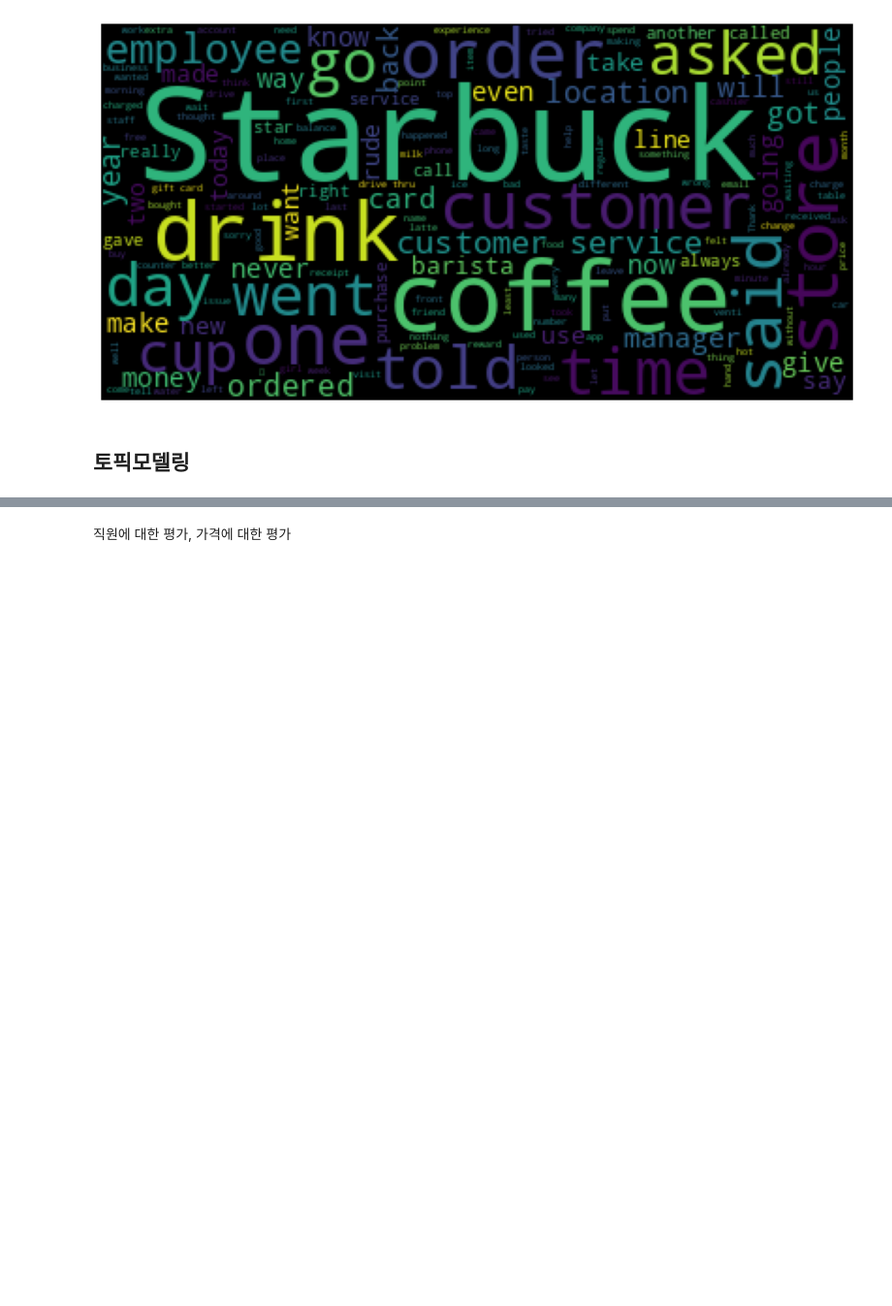
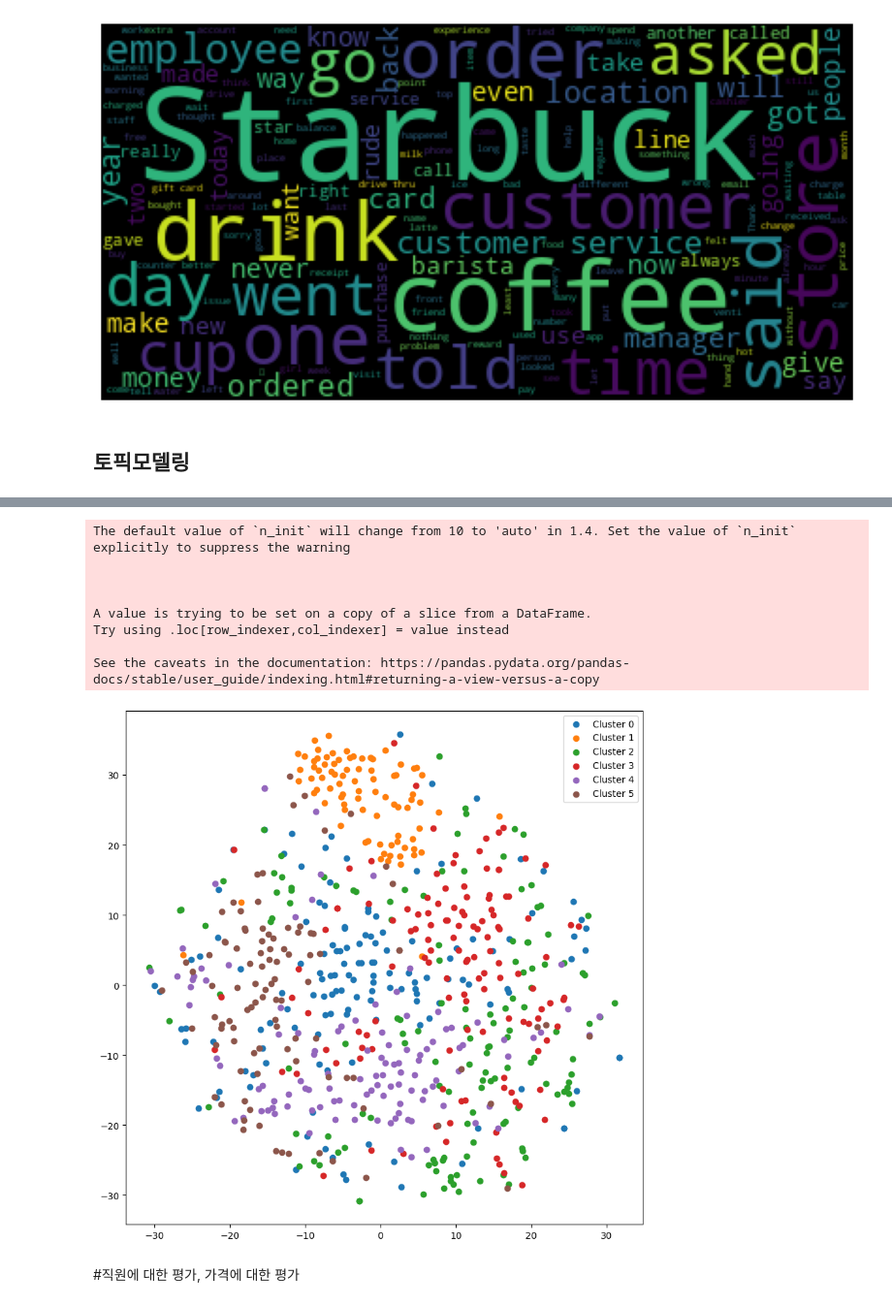
Before and after one commit to rich-hyun/Kuggle_9th_team_SAMTARBUCKS, a Jupyter notebook: Tang_NLP_kuggle.ipynb, the cells around one changed output, grey strips where cells are left out. Shown at 97% size. Cells and saved outputs as stored; diff of their text form; code cells hidden in the pictures; blank space fills up the shorter version.

```diff
--- a/Tang_NLP_kuggle.ipynb
+++ b/Tang_NLP_kuggle.ipynb
@@ -451,0 +613,10 @@ df[['Review','tokens']]
+# %%
+for i in range(n_clusters):
+    # 특정 클러스터에 속한 리뷰들을 선택하고, 그 중 첫 5개만 선택합니다.
+    cluster_reviews = df[df['Cluster'] == i]['Review'].head(5)
+
+    print(f"===== Cluster {i} =====")
+    # 선택한 리뷰들을 출력합니다.
+    for review in cluster_reviews:
+        print(review)
+    print("\n")
@@ -452,2 +742,44 @@ df[['Review','tokens']]
+# %%
+from sklearn.feature_extraction.text import TfidfVectorizer
+from sklearn.cluster import KMeans
+from sklearn.manifold import TSNE
+import matplotlib.pyplot as plt
+
+# 불용어 제거와 표제어 추출을 수행한 토큰을 다시 문장으로 변환합니다.
+texts = df['tokens'].apply(' '.join)
+
+# TF-IDF 벡터화
+vectorizer = TfidfVectorizer(max_df=0.5, min_df=15)
+tfidf = vectorizer.fit_transform(texts)
+
+# K-means 클러스터링
+n_clusters = 6  # 클러스터의 개수를 설정합니다.
+kmeans = KMeans(n_clusters=n_clusters, random_state=0)
+kmeans.fit(tfidf)
+
+# 클러스터 할당
+df['Cluster'] = kmeans.labels_
+
+# T-SNE를 사용해 차원 축소
+tsne = TSNE(n_components=2, random_state=0)
+tfidf_tsne = tsne.fit_transform(tfidf.toarray())
+
+# 클러스터링 결과 시각화
+plt.figure(figsize=(10, 10))
+for i in range(n_clusters):
+    cluster_points = tfidf_tsne[df['Cluster'] == i]
+    plt.scatter(cluster_points[:, 0], cluster_points[:, 1], label=f'Cluster {i}')
+plt.legend()
+plt.show()
+# %% [output]
+The default value of `n_init` will change from 10 to 'auto' in 1.4. Set the value of `n_init` explicitly to suppress the warning
+
+
+
+A value is trying to be set on a copy of a slice from a DataFrame.
+Try using .loc[row_indexer,col_indexer] = value instead
+
+See the caveats in the documentation: https://pandas.pydata.org/pandas-docs/stable/user_guide/indexing.html#returning-a-view-versus-a-copy
+[figure, added]
 # %% [markdown]
-직원에 대한 평가, 가격에 대한 평가
+#직원에 대한 평가, 가격에 대한 평가
```
Also changed, not shown: parts of 41 cells of this notebook.
